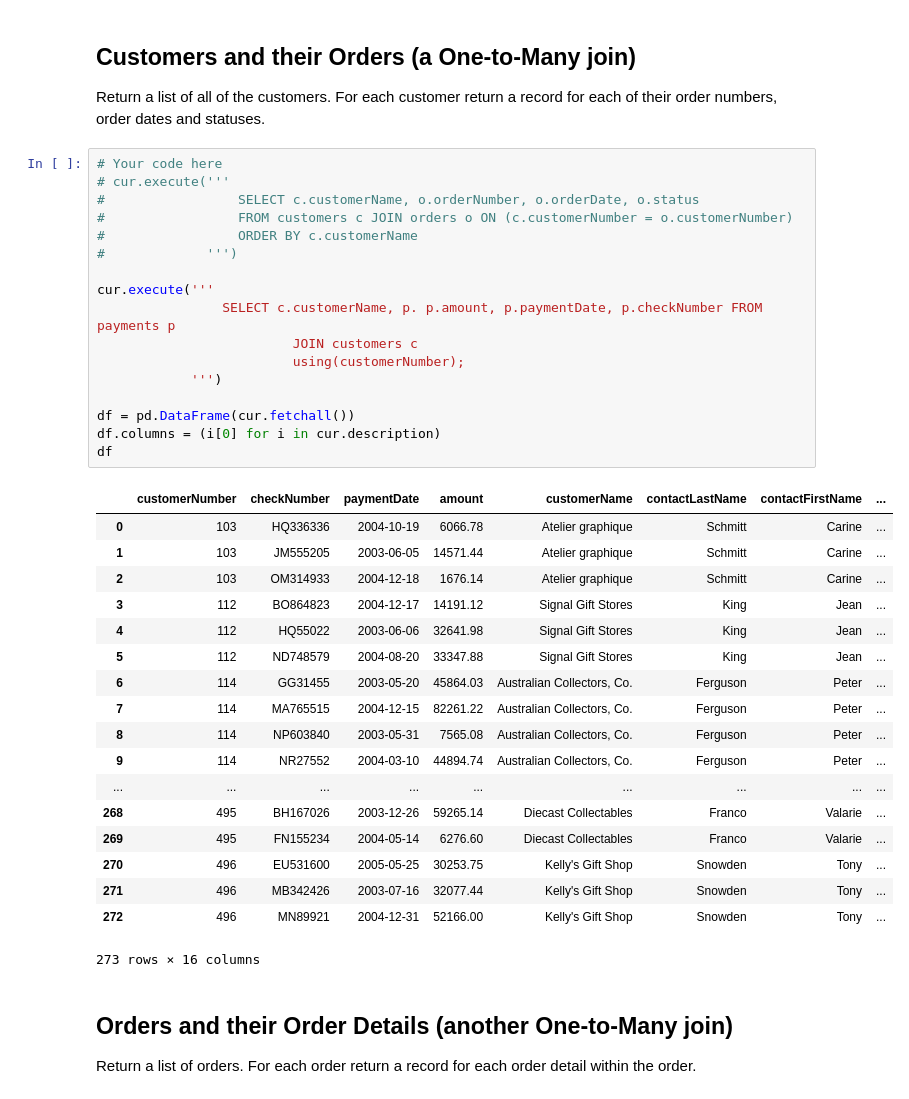
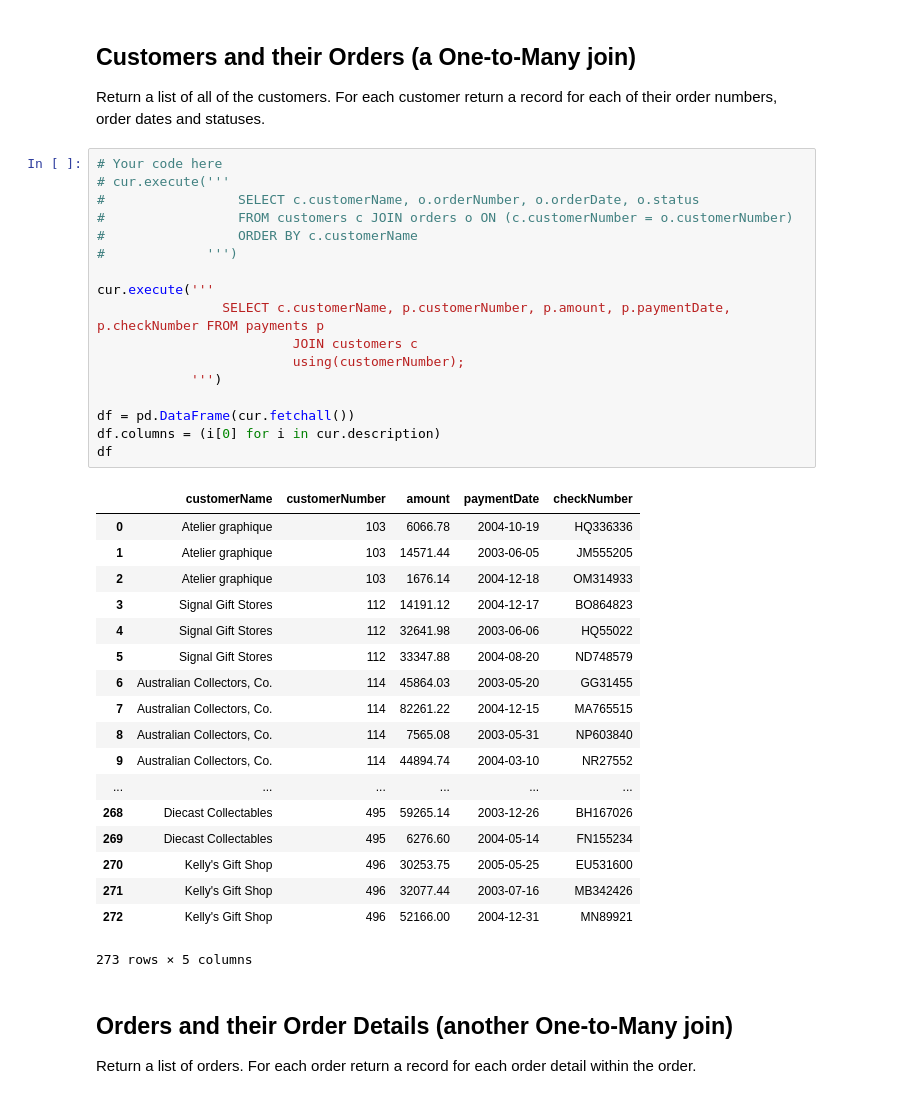
Before and after one commit to elenasm7/dsc-1-05-13-one-to-many-and-many-to-many-joins-lab-nyc-ds-career-012819, a Jupyter notebook: index.ipynb, the cells around one changed output. Saved outputs shown, nothing was run; the diff lists cells and outputs as text.

```diff
--- a/index.ipynb
+++ b/index.ipynb
@@ -56,39 +56,39 @@ Return a list of all of the customers. For each customer return a record for eac
 # %%
 # Your code here
 # cur.execute('''
 #                 SELECT c.customerName, o.orderNumber, o.orderDate, o.status
 #                 FROM customers c JOIN orders o ON (c.customerNumber = o.customerNumber)
 #                 ORDER BY c.customerName
 #             ''')
 
 cur.execute('''
-                SELECT c.customerName, p. p.amount, p.paymentDate, p.checkNumber FROM payments p
+                SELECT c.customerName, p.customerNumber, p.amount, p.paymentDate, p.checkNumber FROM payments p
                          JOIN customers c
                          using(customerNumber);
             ''')
 
 df = pd.DataFrame(cur.fetchall())
 df.columns = (i[0] for i in cur.description)
 df
 # %% [output]
-|  | customerNumber | checkNumber | paymentDate | amount | customerName | contactLastName | contactFirstName | ... |
-| 0 | 103 | HQ336336 | 2004-10-19 | 6066.78 | Atelier graphique | Schmitt | Carine | ... |
-| 1 | 103 | JM555205 | 2003-06-05 | 14571.44 | Atelier graphique | Schmitt | Carine | ... |
-| 2 | 103 | OM314933 | 2004-12-18 | 1676.14 | Atelier graphique | Schmitt | Carine | ... |
-| 3 | 112 | BO864823 | 2004-12-17 | 14191.12 | Signal Gift Stores | King | Jean | ... |
-| 4 | 112 | HQ55022 | 2003-06-06 | 32641.98 | Signal Gift Stores | King | Jean | ... |
-| 5 | 112 | ND748579 | 2004-08-20 | 33347.88 | Signal Gift Stores | King | Jean | ... |
-| 6 | 114 | GG31455 | 2003-05-20 | 45864.03 | Australian Collectors, Co. | Ferguson | Peter | ... |
-| 7 | 114 | MA765515 | 2004-12-15 | 82261.22 | Australian Collectors, Co. | Ferguson | Peter | ... |
-| 8 | 114 | NP603840 | 2003-05-31 | 7565.08 | Australian Collectors, Co. | Ferguson | Peter | ... |
-| 9 | 114 | NR27552 | 2004-03-10 | 44894.74 | Australian Collectors, Co. | Ferguson | Peter | ... |
-| ... | ... | ... | ... | ... | ... | ... | ... | ... |
-| 268 | 495 | BH167026 | 2003-12-26 | 59265.14 | Diecast Collectables | Franco | Valarie | ... |
-| 269 | 495 | FN155234 | 2004-05-14 | 6276.60 | Diecast Collectables | Franco | Valarie | ... |
-| 270 | 496 | EU531600 | 2005-05-25 | 30253.75 | Kelly's Gift Shop | Snowden | Tony | ... |
-| 271 | 496 | MB342426 | 2003-07-16 | 32077.44 | Kelly's Gift Shop | Snowden | Tony | ... |
-| 272 | 496 | MN89921 | 2004-12-31 | 52166.00 | Kelly's Gift Shop | Snowden | Tony | ... |
+|  | customerName | customerNumber | amount | paymentDate | checkNumber |
+| 0 | Atelier graphique | 103 | 6066.78 | 2004-10-19 | HQ336336 |
+| 1 | Atelier graphique | 103 | 14571.44 | 2003-06-05 | JM555205 |
+| 2 | Atelier graphique | 103 | 1676.14 | 2004-12-18 | OM314933 |
+| 3 | Signal Gift Stores | 112 | 14191.12 | 2004-12-17 | BO864823 |
+| 4 | Signal Gift Stores | 112 | 32641.98 | 2003-06-06 | HQ55022 |
+| 5 | Signal Gift Stores | 112 | 33347.88 | 2004-08-20 | ND748579 |
+| 6 | Australian Collectors, Co. | 114 | 45864.03 | 2003-05-20 | GG31455 |
+| 7 | Australian Collectors, Co. | 114 | 82261.22 | 2004-12-15 | MA765515 |
+| 8 | Australian Collectors, Co. | 114 | 7565.08 | 2003-05-31 | NP603840 |
+| 9 | Australian Collectors, Co. | 114 | 44894.74 | 2004-03-10 | NR27552 |
+| ... | ... | ... | ... | ... | ... |
+| 268 | Diecast Collectables | 495 | 59265.14 | 2003-12-26 | BH167026 |
+| 269 | Diecast Collectables | 495 | 6276.60 | 2004-05-14 | FN155234 |
+| 270 | Kelly's Gift Shop | 496 | 30253.75 | 2005-05-25 | EU531600 |
+| 271 | Kelly's Gift Shop | 496 | 32077.44 | 2003-07-16 | MB342426 |
+| 272 | Kelly's Gift Shop | 496 | 52166.00 | 2004-12-31 | MN89921 |
-273 rows × 16 columns
+273 rows × 5 columns
 # %% [markdown]
 ## Orders and their Order Details (another One-to-Many join)
 
```
